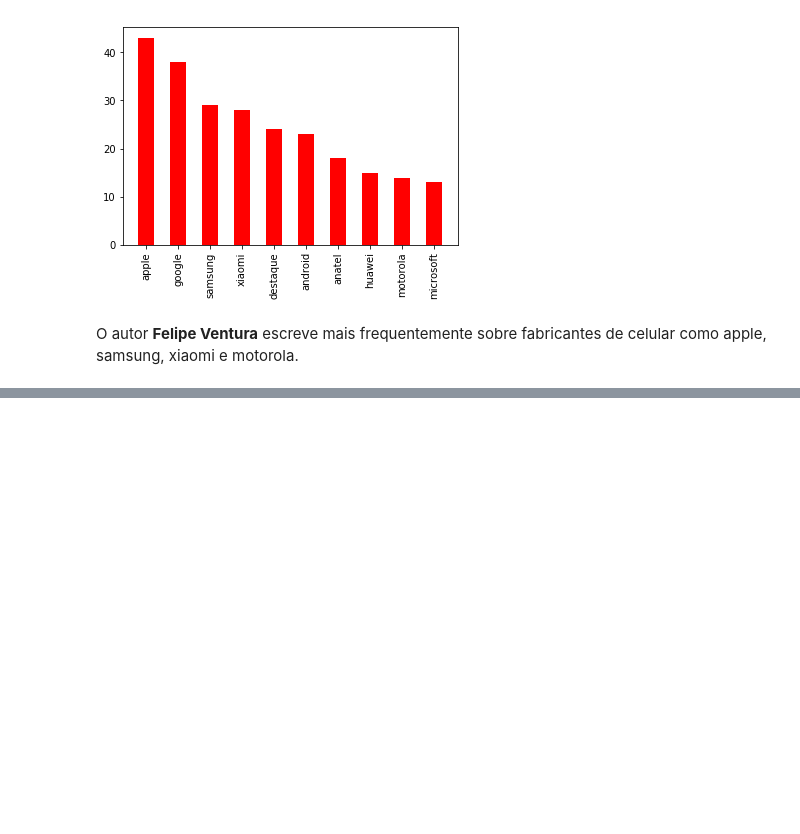
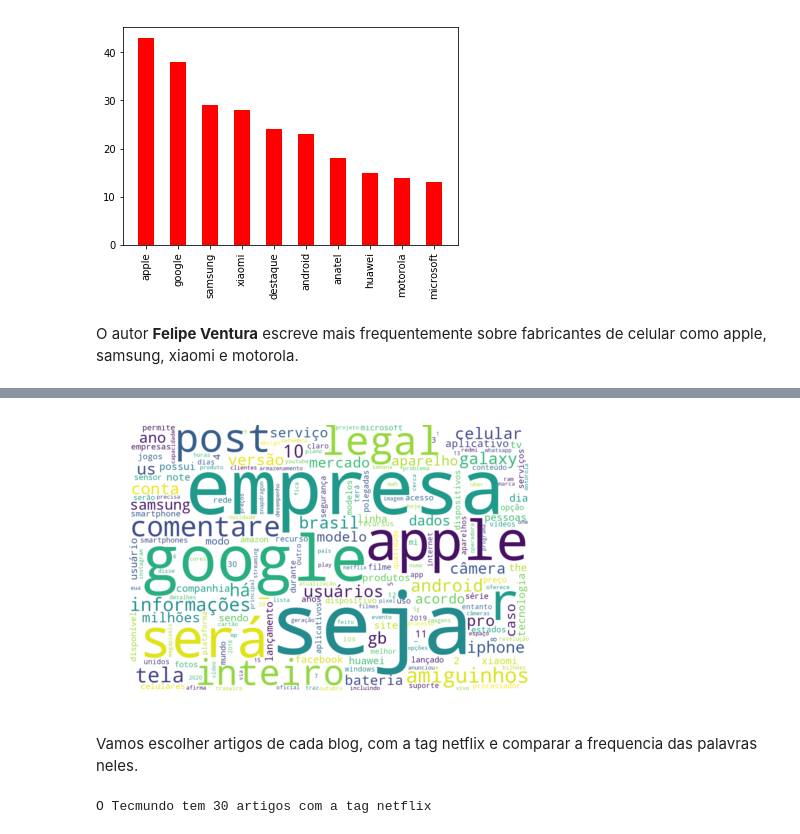
Before and after one commit to raphalencar/oncase, a Jupyter notebook: data_analysis.ipynb, the cells around one changed output, grey strips where cells are left out. Drawn from its saved outputs; the diff is of its cells as text; code cells hidden in the pictures; blank space fills up the shorter version.

```diff
--- a/data_analysis.ipynb
+++ b/data_analysis.ipynb
@@ -210,0 +260,9 @@ O autor **Felipe Ventura** escreve mais frequentemente sobre fabricantes de celu
+# %%
+# transformando uma lista de documentos em uma lista única de tokens
+# retirando pontuacao e colocando todas palavras minusculas
+def my_tokenizer(text):
+    text = text.lower().translate(str.maketrans('', '', string.punctuation))
+    return text.split() if text != None else []
+
+tokens = df.text.map(my_tokenizer).sum()
+tokens[:5]
@@ -210,0 +271,19 @@ O autor **Felipe Ventura** escreve mais frequentemente sobre fabricantes de celu
+# %%
+# removendo as STOP WORDS com auxilio da lib spacy
+from spacy.lang.pt.stop_words import STOP_WORDS
+import string
+
+# adicionando algumas que não estão na lib
+stop_word_custom = STOP_WORDS
+stop_word_custom.add('a')
+stop_word_custom.add('e')
+stop_word_custom.add('o')
+
+# removendo as stopwords
+def remove_stopwords(tokens):
+    return [t for t in tokens if t not in stop_word_custom]
+# %%
+# verificando as palavras mais frequentes
+counter = collections.Counter(remove_stopwords(tokens))
+mcw = counter.most_common(20)
+mcw
@@ -210,0 +336,28 @@ O autor **Felipe Ventura** escreve mais frequentemente sobre fabricantes de celu
+# %%
+# visualinzando a frequencia das palavras utilizando WordClouds
+from wordcloud import WordCloud
+
+def wordcloud(counter):
+    wc = WordCloud(width=1200, height=800, background_color='white',
+                    max_words=200
+                  )
+    wc.generate_from_frequencies(counter)
+
+    fig = plt.figure(figsize=(6, 4))
+    plt.imshow(wc, interpolation='bilinear')
+    plt.axis("off")
+    plt.tight_layout(pad=0)
+    plt.show()
+# %%
+wordcloud(counter)
+# %% [output]
+[figure, added]
+# %% [markdown]
+Vamos escolher artigos de cada blog, com a tag netflix e comparar a frequencia das palavras neles.
+# %%
+# artigos tecmundo
+tecmundo = df[df['blog'] == 'Tecmundo']
+tcm = tecmundo[tecmundo['tag'].str.contains('netflix')]
+print('O Tecmundo tem {} artigos com a tag netflix'.format(tcm.shape[0]))
+# %% [output]
+O Tecmundo tem 30 artigos com a tag netflix
```
Also changed, not shown: parts of 25 cells of this notebook.
